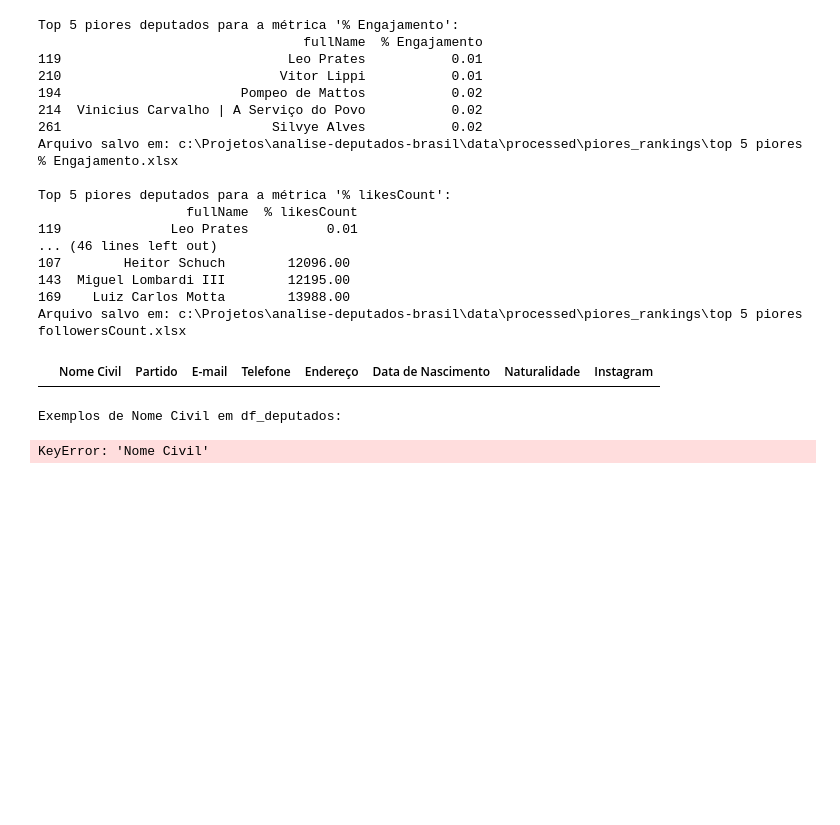
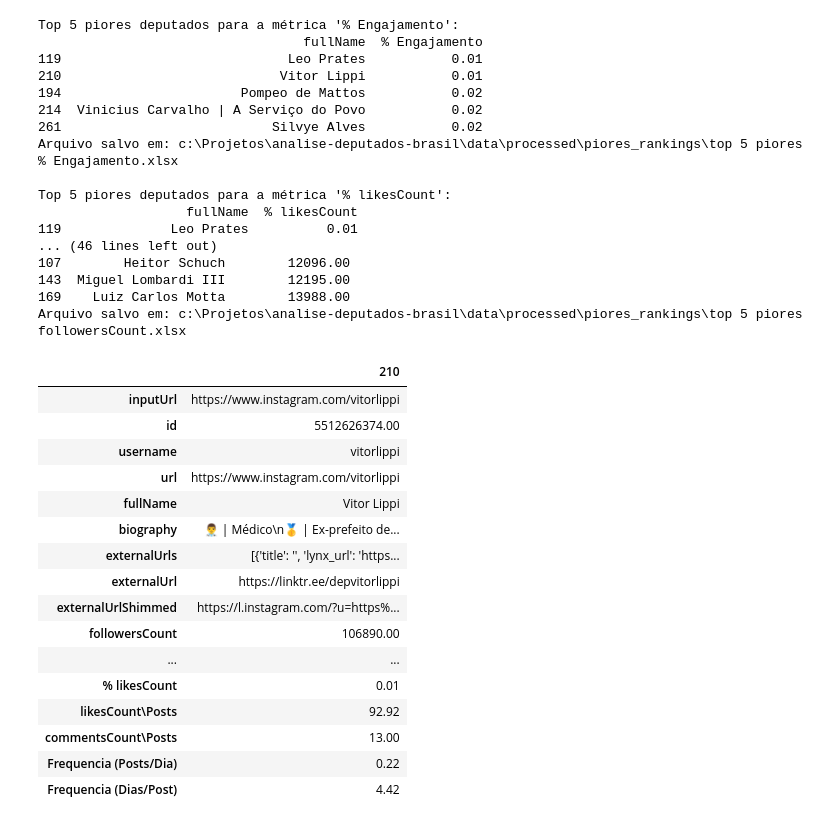
Before and after one commit to Vini0606/Analise-deputados, a Jupyter notebook: notebooks/segmentacao.ipynb, the cells around one changed output. Cells and saved outputs as stored; diff of their text form; code cells hidden in the pictures; blank space fills up the shorter version.

```diff
--- a/notebooks/segmentacao.ipynb
+++ b/notebooks/segmentacao.ipynb
@@ -236,38 +236,23 @@ Top 5 piores deputados para a métrica '% likesCount':
 143  Miguel Lombardi III        12195.00
 169    Luiz Carlos Motta        13988.00
 Arquivo salvo em: c:\Projetos\analise-deputados-brasil\data\processed\piores_rankings\top 5 piores followersCount.xlsx
-# %%
-df_contatos_filtrados
-# %% [output]
-|  | Nome Civil | Partido | E-mail | Telefone | Endereço | Data de Nascimento | Naturalidade | Instagram |
-# %%
-# Debug: Verificar correspondências em Nome Civil
-print("Exemplos de Nome Civil em df_deputados:")
-print(df_deputados['Nome Civil'].head())
-
-print("\nExemplos de Nome Civil em df_insta:")
-print(df_insta['Nome Civil'].head())
-
-print("\nExemplos de Nome Civil em df_contatos:")
-print(df_contatos['Nome Civil'].head())
-
-print("\nVerificar interseção de Nome Civil entre df_deputados e df_insta:")
-intersecao_nomes = set(df_deputados['Nome Civil'].dropna()) & set(df_insta['Nome Civil'].dropna())
-print("Interseção:", len(intersecao_nomes), "nomes")
-
-print("\nVerificar interseção de Nome Civil entre df_contatos e df_insta:")
-intersecao_nomes2 = set(df_contatos['Nome Civil'].dropna()) & set(df_insta['Nome Civil'].dropna())
-print("Interseção:", len(intersecao_nomes2), "nomes")
-
-# Verificar se os nomes em df_piores estão em df_contatos_insta
-print("\nNomes em df_piores:")
-piores_nomes = df_piores['Nome Civil'].dropna()
-print(piores_nomes)
-
-print("\nEstes nomes estão em df_contatos_insta?")
-for nome in piores_nomes:
-    esta_presente = nome in df_contatos_insta['Nome Civil'].values
-    print(f"{nome}: {esta_presente}")
-# %% [output]
-Exemplos de Nome Civil em df_deputados:
-KeyError: 'Nome Civil'
+# %%
+df_deputados_join[df_deputados_join['fullName'] == 'Vitor Lippi'].T
+# %% [output]
+|  | 210 |
+| inputUrl | https://www.instagram.com/vitorlippi |
+| id | 5512626374.00 |
+| username | vitorlippi |
+| url | https://www.instagram.com/vitorlippi |
+| fullName | Vitor Lippi |
+| biography | 👨‍⚕️ | Médico\n🥇 | Ex-prefeito de... |
+| externalUrls | [{'title': '', 'lynx_url': 'https... |
+| externalUrl | https://linktr.ee/depvitorlippi |
+| externalUrlShimmed | https://l.instagram.com/?u=https%... |
+| followersCount | 106890.00 |
+| ... | ... |
+| % likesCount | 0.01 |
+| likesCount\Posts | 92.92 |
+| commentsCount\Posts | 13.00 |
+| Frequencia (Posts/Dia) | 0.22 |
+| Frequencia (Dias/Post) | 4.42 |
```
Also changed, not shown: 15 other files.
